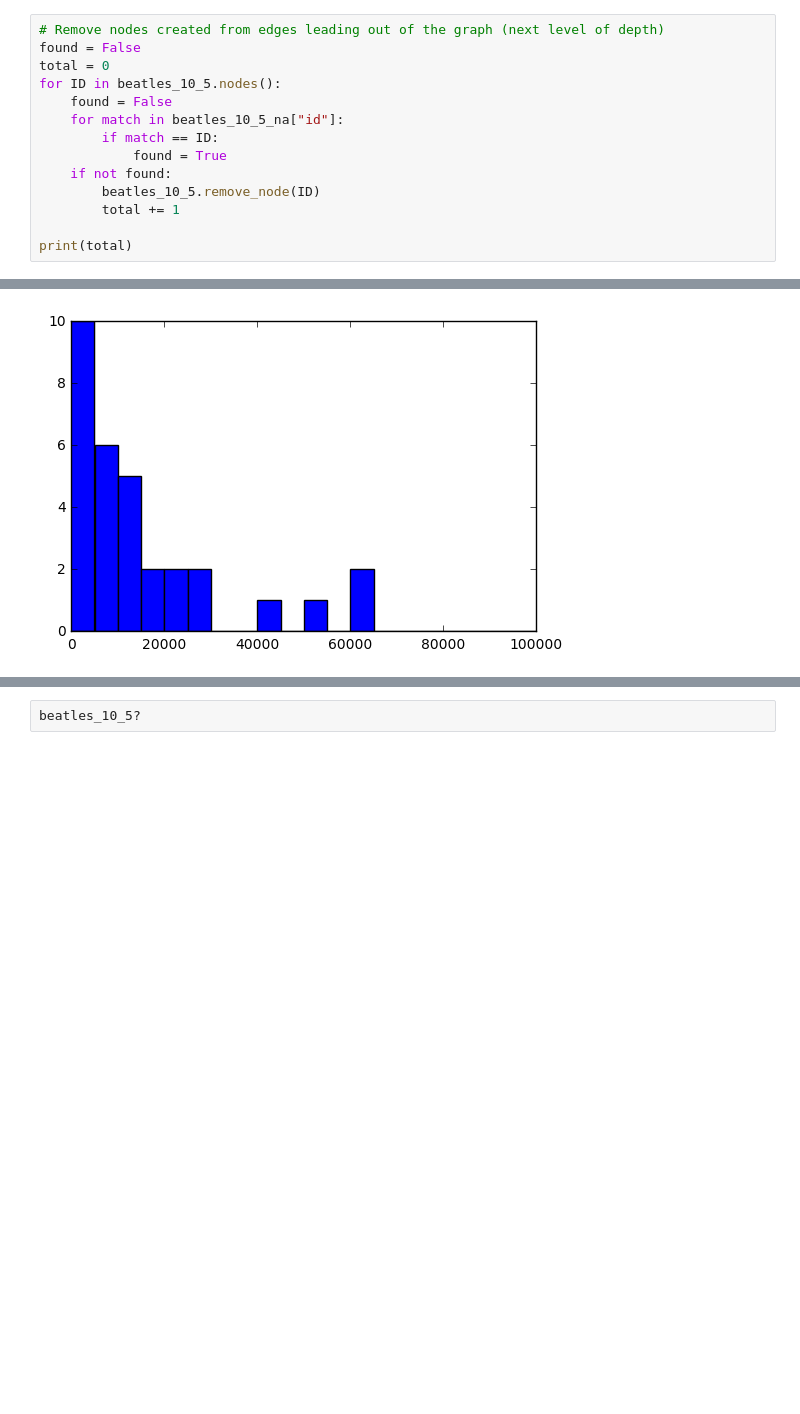
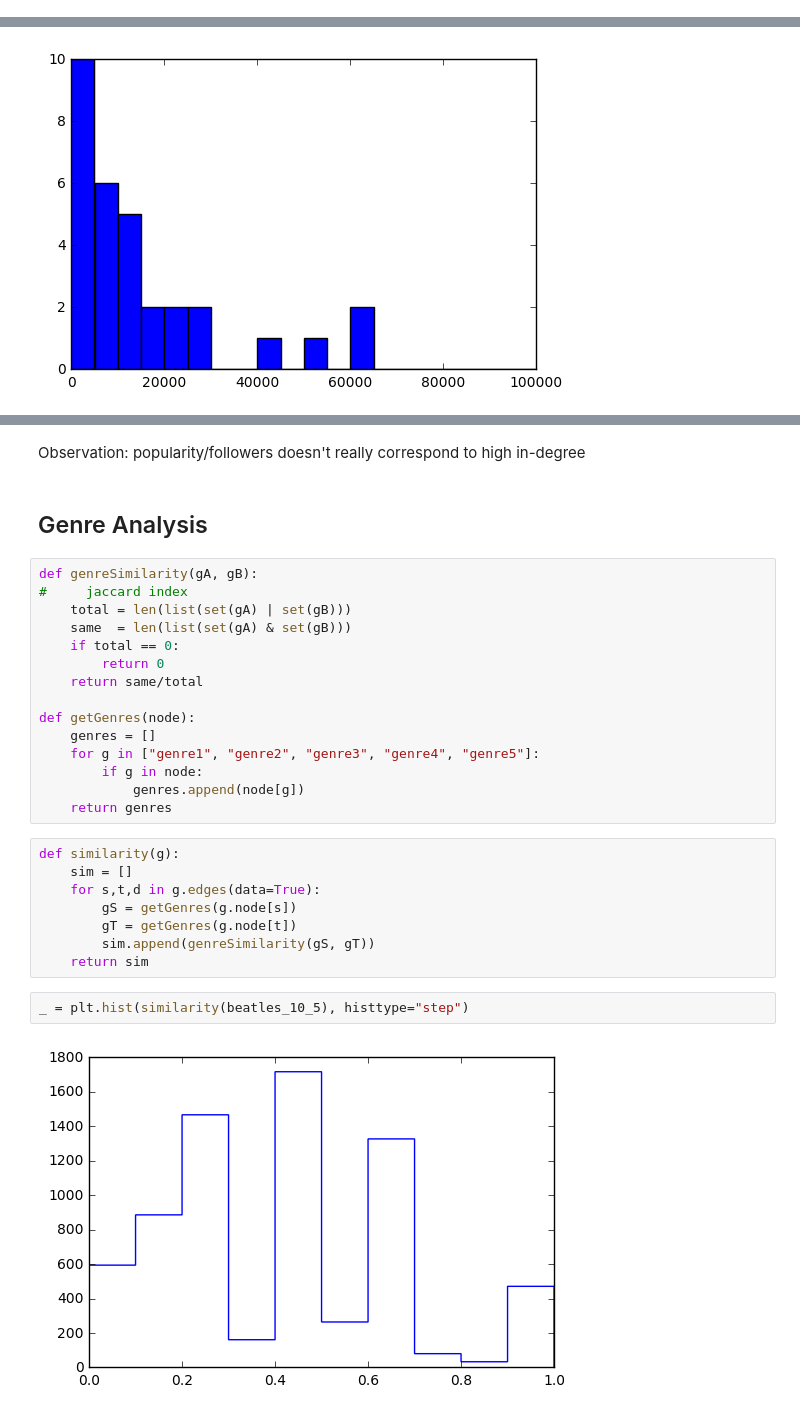
Before and after one commit to bmachlin/SpotifyArtistNetwork, a Jupyter notebook: data/ntwrks final play.ipynb, the cells around one changed output, grey strips where cells are left out. Drawn from its saved outputs; the diff is of its cells as text; blank space fills up the shorter version.

Commit message:
updated ipynb, genre shuffle, modularity

```diff
--- a/data/ntwrks final play.ipynb
+++ b/data/ntwrks final play.ipynb
@@ -122,14 +54,0 @@ for ID in beatles_10_5_na["id"]:
-# %%
-# Remove nodes created from edges leading out of the graph (next level of depth)
-found = False
-total = 0
-for ID in beatles_10_5.nodes():
-    found = False
-    for match in beatles_10_5_na["id"]:
-        if match == ID:
-            found = True
-    if not found:
-        beatles_10_5.remove_node(ID)
-        total += 1
-
-print(total)
@@ -220,2 +137,31 @@ random.shuffle(genres_b_5_5)
-# %%
-beatles_10_5?
+# %% [markdown]
+Observation: popularity/followers doesn't really correspond to high in-degree
+# %% [markdown]
+## Genre Analysis
+# %%
+def genreSimilarity(gA, gB):
+#     jaccard index
+    total = len(list(set(gA) | set(gB)))
+    same  = len(list(set(gA) & set(gB)))
+    if total == 0:
+        return 0
+    return same/total
+
+def getGenres(node):
+    genres = []
+    for g in ["genre1", "genre2", "genre3", "genre4", "genre5"]:
+        if g in node:
+            genres.append(node[g])
+    return genres
+# %%
+def similarity(g):
+    sim = []
+    for s,t,d in g.edges(data=True):
+        gS = getGenres(g.node[s])
+        gT = getGenres(g.node[t])
+        sim.append(genreSimilarity(gS, gT))
+    return sim
+# %%
+_ = plt.hist(similarity(beatles_10_5), histtype="step")
+# %% [output]
+[figure, added]
```
Also changed, not shown: parts of 27 cells of this notebook.
